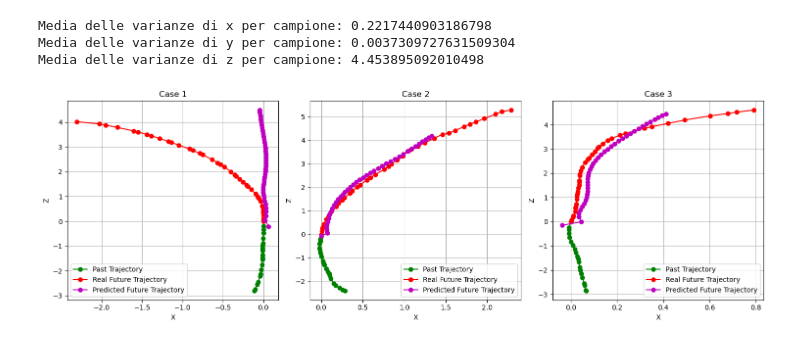
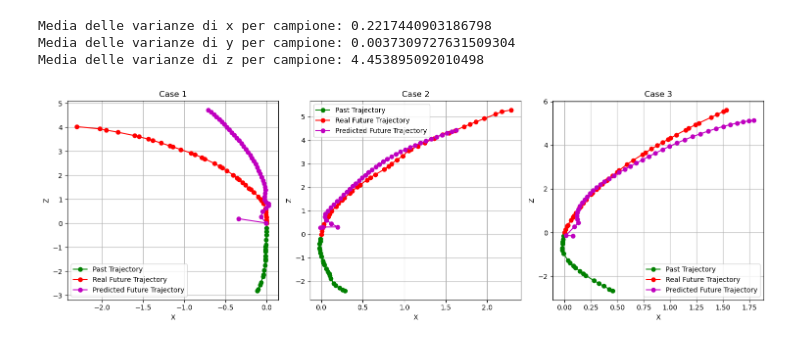
Before and after one commit to AlexSanta/Lab_Image_and_Video_Analysis, a Jupyter notebook: step1.ipynb, the cells around one changed output. Saved outputs shown, nothing was run; the diff lists cells and outputs as text; code cells hidden in the pictures.

```diff
--- a/step1.ipynb
+++ b/step1.ipynb
@@ -12,7 +12,7 @@ from torch.utils.data import Dataset, DataLoader, random_split
 # %%
 folder_path = "samples_data"
 batch_size = 64
-epochs = 40
+epochs = 125
 lr = 0.001
 num_layers = 2
 hidden_size= 128
@@ -60,7 +60,7 @@ class MyGRU(nn.Module):
     def forward(self, x):
         h0 = torch.zeros(self.num_layers, x.size(0), self.hidden_size).to(x.device)
 
-        out, h = self.gru(x, h0) # out contiene tutti gli hidden state (dell'ultimo layer della GRU) di tutta la sequenza
+        out, h = self.gru(x[:, :-1, :], h0) # out contiene tutti gli hidden state (dell'ultimo layer della GRU) di tutta la sequenza
                                  # ed ha quindi dimensione [batch_size, seq_length=20, hidden_dim]
                                  # h contiene l'ultimo hidden state della sequenza di ogni layer della GRU, ed ha dimensione
                                  # [num_layers, batch_size, hidden_dim]
@@ -285,32 +285,32 @@ batch = next(iter(test_loader)) # prende un batch dal test_loader
 past_batch, future_batch = batch  # estrae passato e futuro dal batch
 
 # seleziona tre esempi diversi dal batch
-indices = [3, 20, 42]  # indici di tre campioni
+indices = [3, 20, 59]  # indici di tre campioni
 examples = [(past_batch[i], future_batch[i]) for i in indices]
 
 fig, axes = plt.subplots(1, 3, figsize=(15, 5))
 
 for i, (past, future) in enumerate(examples):
     past = past.cpu().numpy()
     future = future.cpu().numpy()
 
     # Predizione del modello
     past_tensor = past_batch[indices[i]].unsqueeze(0).to(device)  # prende un campione e aggiunge batch dim
     with torch.no_grad():
         predicted_future = model(past_tensor).squeeze(0).cpu().detach().numpy()  # predice e converte in numpy
 
     # Plot
     axes[i].plot(past[:, 0], past[:, 1], 'g-o', label="Past Trajectory")
     axes[i].plot(future[:, 0], future[:, 1], 'r-o', label="Real Future Trajectory")
     axes[i].plot(predicted_future[:, 0], predicted_future[:, 1], 'm-o', label="Predicted Future Trajectory")
 
     axes[i].set_xlabel("X")
     axes[i].set_ylabel("Z")
     axes[i].set_title(f"Case {i+1}")
     axes[i].legend()
     axes[i].grid()
 
 plt.tight_layout()
 plt.show()
 # %% [output]
-[figure, old version]
+[figure, new version]
```
Also changed, not shown: parts of 3 cells of this notebook.
